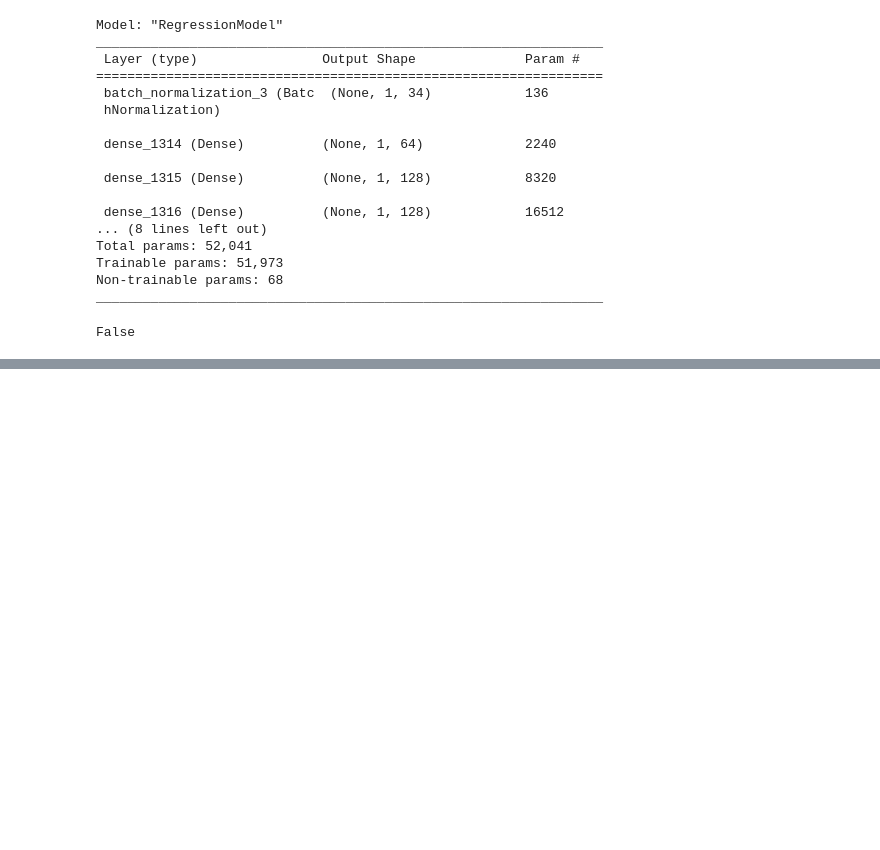
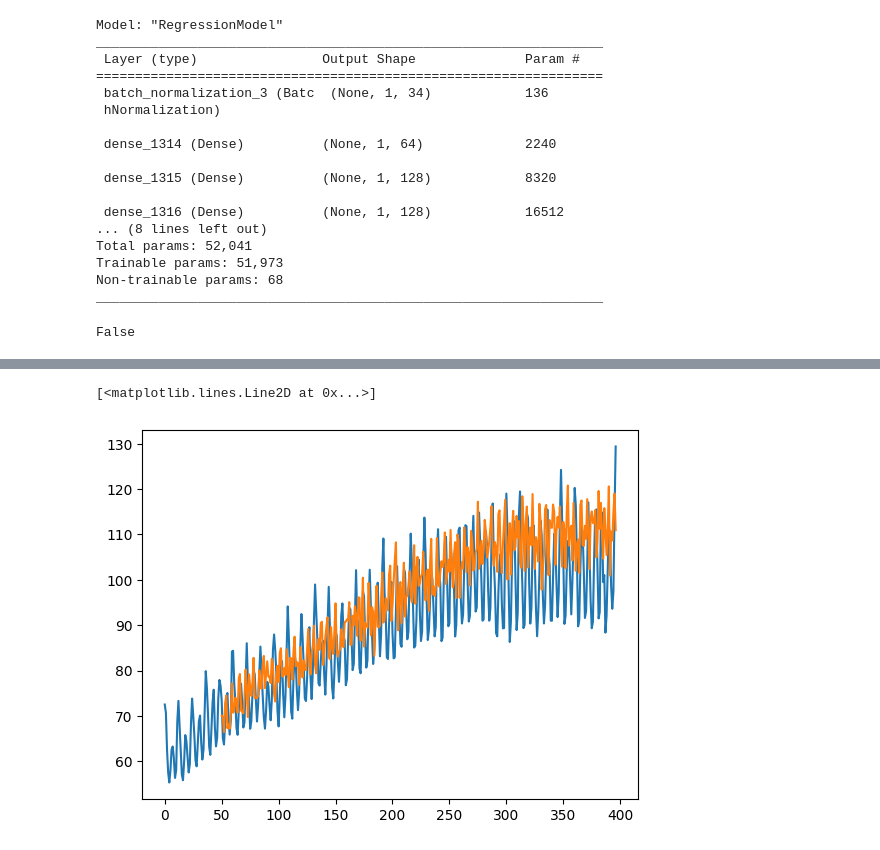
Before and after one commit to AR-PyT/UROP1100_TimeSeries, a Jupyter notebook: DataProcessing.ipynb, the cells around one changed output, grey strips where cells are left out. Saved outputs shown, nothing was run; the diff lists cells and outputs as text; code cells hidden in the pictures; blank space fills up the shorter version.

```diff
--- a/DataProcessing.ipynb
+++ b/DataProcessing.ipynb
@@ -209,0 +319,6 @@ False
+# %%
+data = df['Prod'].to_numpy()
+samples = []
+for i in range(data.shape[0] - window_size):
+    samples.append(data[i:i+window_size])
+samples = np.array(samples).astype('float32').reshape(len(samples), 1, window_size)
@@ -209,0 +330,4 @@ False
+# %%
+plt.plot(range(len(df['Prod'])), df['Prod'])
+plt.plot(range(window_size, len(df['Prod'])), model.predict(samples).ravel())
+# %% [output]
@@ -209,0 +335,2 @@ False
+[<matplotlib.lines.Line2D at 0x...>]
+[figure, added]
```
Also changed, not shown: parts of 13 cells of this notebook, 1 other file.
